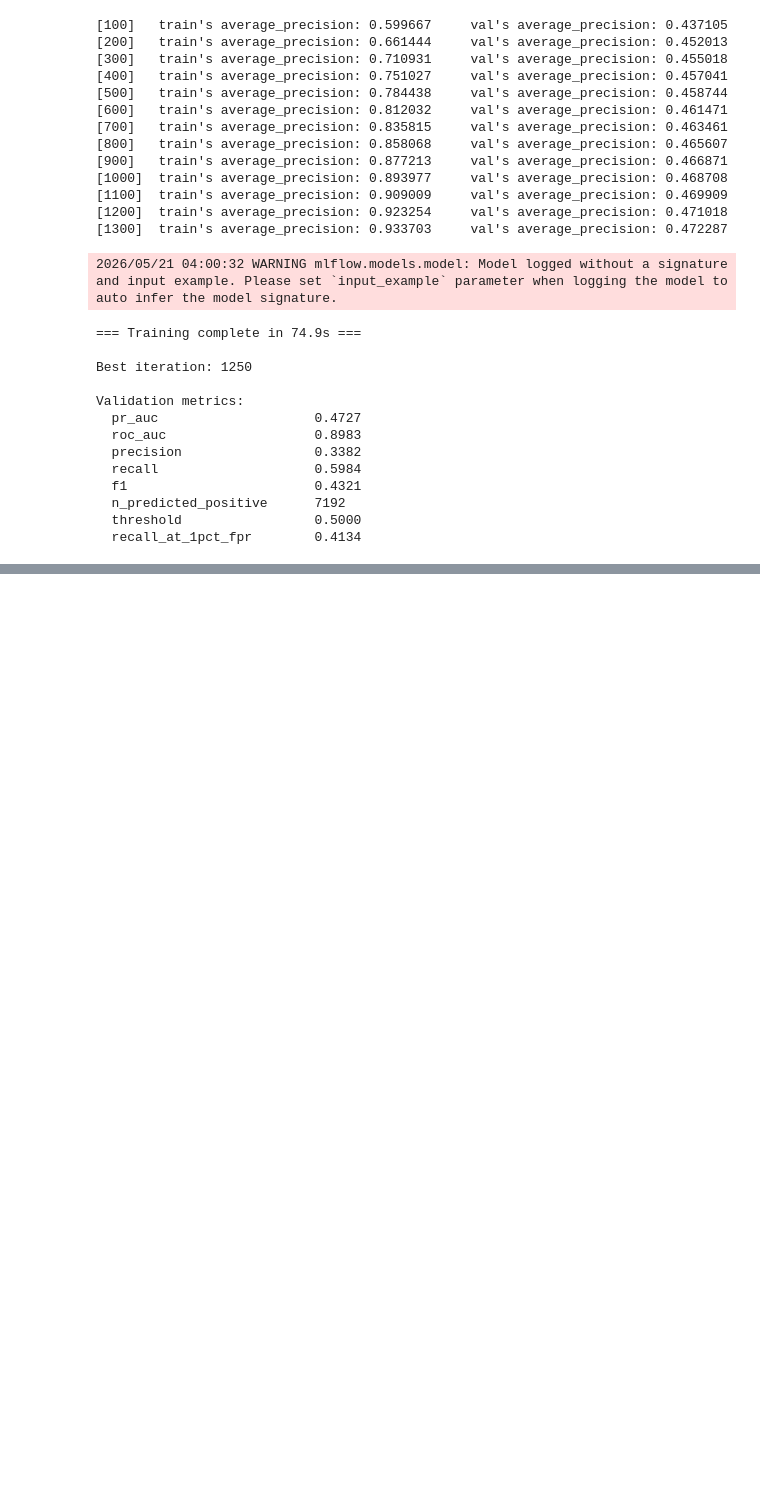
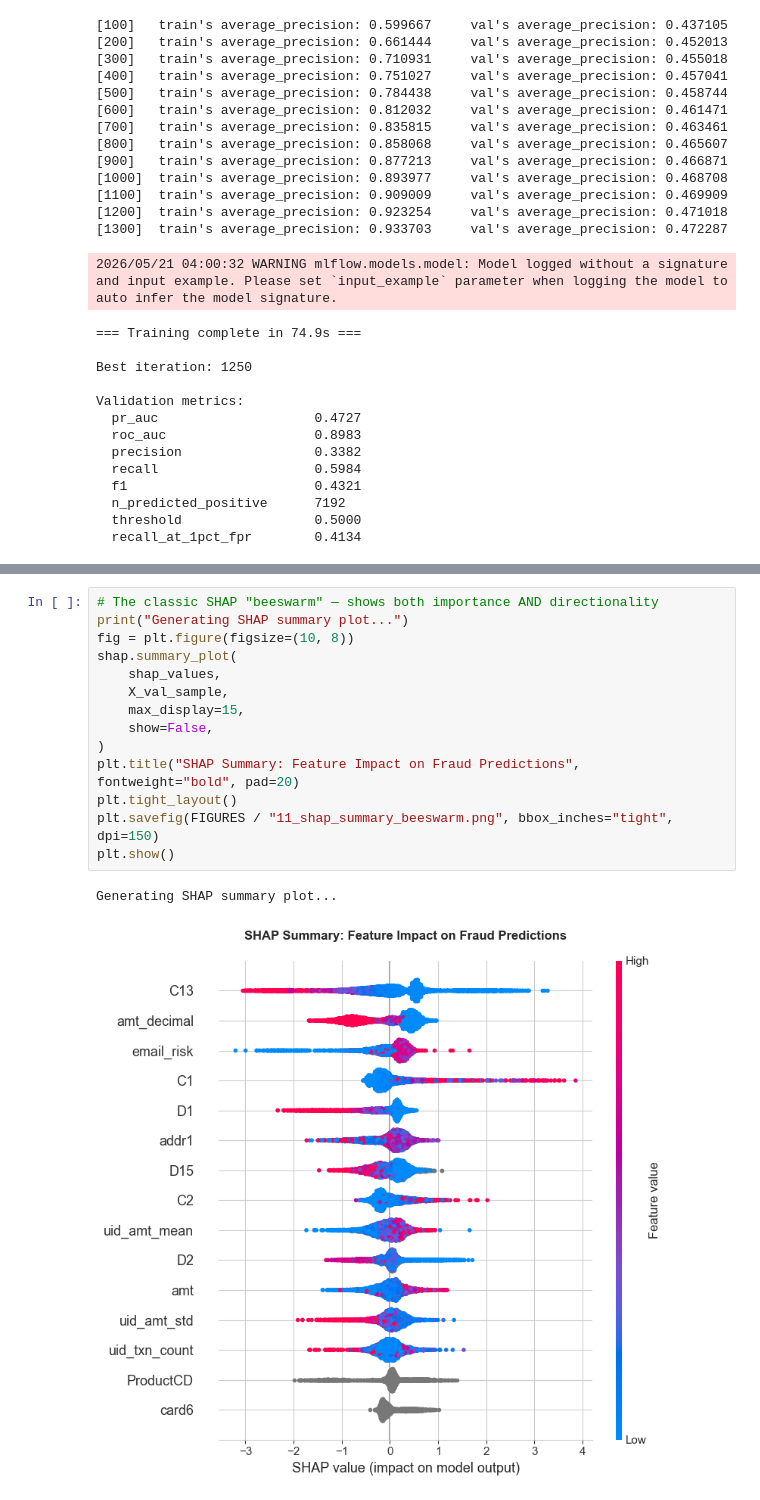
Before and after one commit to Mondip-Mech/fraud-detection-system, a Jupyter notebook: notebooks/03_modeling.ipynb, the cells around one changed output, grey strips where cells are left out. Saved outputs shown, nothing was run; the diff lists cells and outputs as text; blank space fills up the shorter version.

```diff
--- a/notebooks/03_modeling.ipynb
+++ b/notebooks/03_modeling.ipynb
@@ -187,0 +507,17 @@ Run 3: lgbm-baseline-default-params
+# %%
+# The classic SHAP "beeswarm" — shows both importance AND directionality
+print("Generating SHAP summary plot...")
+fig = plt.figure(figsize=(10, 8))
+shap.summary_plot(
+    shap_values,
+    X_val_sample,
+    max_display=15,
+    show=False,
+)
+plt.title("SHAP Summary: Feature Impact on Fraud Predictions", fontweight="bold", pad=20)
+plt.tight_layout()
+plt.savefig(FIGURES / "11_shap_summary_beeswarm.png", bbox_inches="tight", dpi=150)
+plt.show()
+# %% [output]
+Generating SHAP summary plot...
+[figure, added]
```
Also changed, not shown: parts of 15 cells of this notebook, 4 other files.
